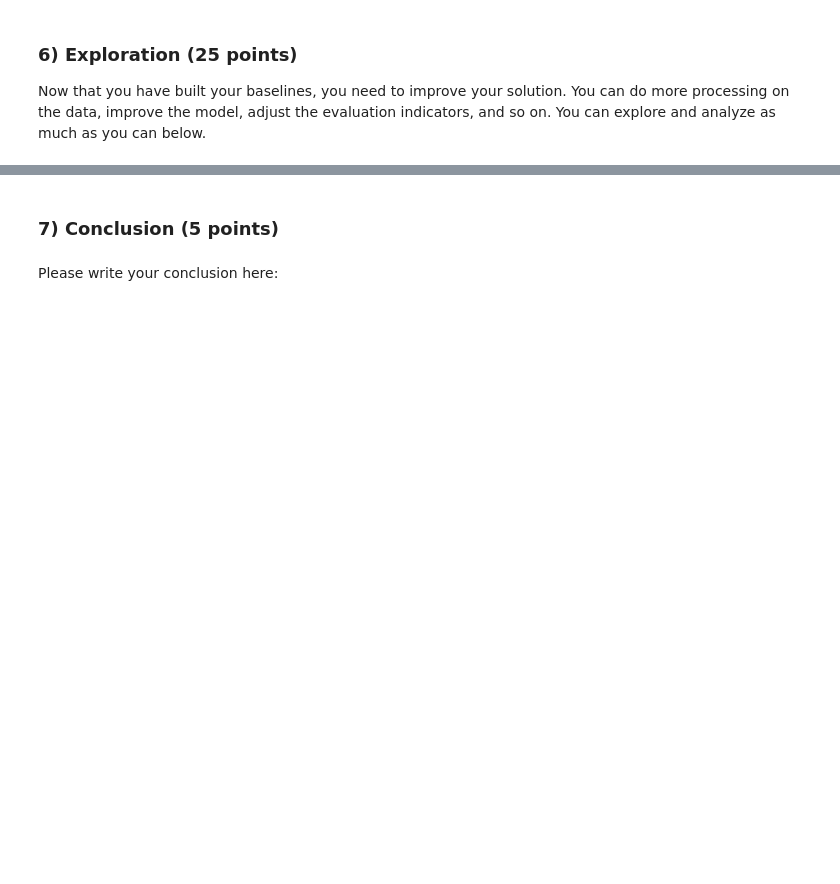
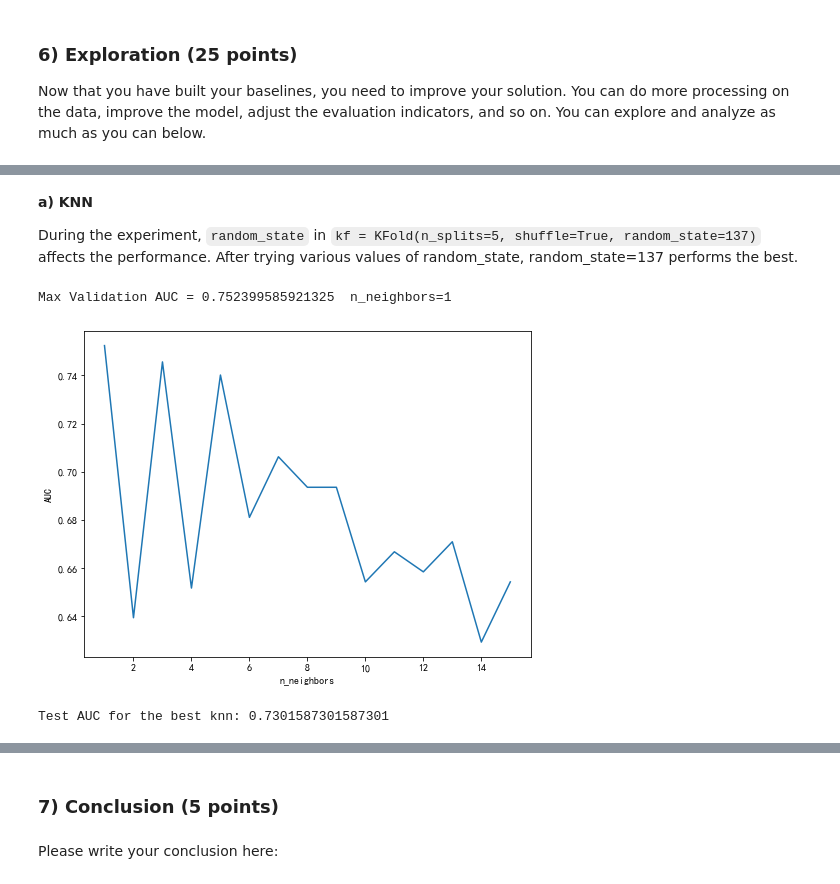
Before and after one commit to CTDancer/PRML, a Jupyter notebook: assignment1/assignment1.ipynb, the cells around one changed output, grey strips where cells are left out. Cells and saved outputs as stored; diff of their text form; code cells hidden in the pictures; blank space fills up the shorter version.

```diff
--- a/assignment1/assignment1.ipynb
+++ b/assignment1/assignment1.ipynb
@@ -246,0 +767,48 @@ Now that you have built your baselines, you need to improve your solution. You c
+# %% [markdown]
+**a) KNN**
+
+During the experiment, `random_state` in `kf = KFold(n_splits=5, shuffle=True, random_state=137)` affects the performance. After trying various values of random_state, random_state=137 performs the best.
+# %%
+import numpy as np
+import matplotlib.pyplot as plt
+from sklearn.model_selection import KFold
+from fduml.neighbors.k_nearest_neighbor import KNeighborsClassifier
+from sklearn.metrics import roc_auc_score
+
+n_neighbors_list = [i for i in range(1, 16)]
+num_loops = 2
+aucs = []
+models = []
+
+# using K-fold validation
+kf = KFold(n_splits=5, shuffle=True, random_state=137)
+
+for n_neighbors in n_neighbors_list:
+    knn = KNeighborsClassifier(n_neighbors=n_neighbors, num_loops=num_loops)
+    fold_aucs = []
+    for train_index, val_index in kf.split(X_train):
+        X_fold_train, X_fold_val = X_train[train_index], X_train[val_index]
+        y_fold_train, y_fold_val = y_train[train_index], y_train[val_index]
+        knn.fit(X_fold_train, y_fold_train)
+        y_pred = knn.predict(X_fold_val)
+        auc = roc_auc_score(y_fold_val, y_pred)
+        fold_aucs.append(auc)
+    mean_auc = np.mean(fold_aucs)
+    aucs.append(mean_auc)
+    models.append(knn)
+
+best_knn = models[np.argmax(aucs)]
+print("Max Validation AUC = {}\tn_neighbors={}".format(np.max(aucs), n_neighbors_list[np.argmax(aucs)]))
+
+plt.plot(n_neighbors_list, aucs)
+plt.xlabel('n_neighbors')
+plt.ylabel('AUC')
+plt.show()
+
+y_pred_test = best_knn.predict(X_test)
+auc = roc_auc_score(y_test, y_pred_test)
+print("Test AUC for the best knn: {}".format(auc))
+# %% [output]
+Max Validation AUC = 0.752399585921325  n_neighbors=1
+[figure, added]
+Test AUC for the best knn: 0.7301587301587301
```
Also changed, not shown: parts of 36 cells of this notebook, 8 other files.
